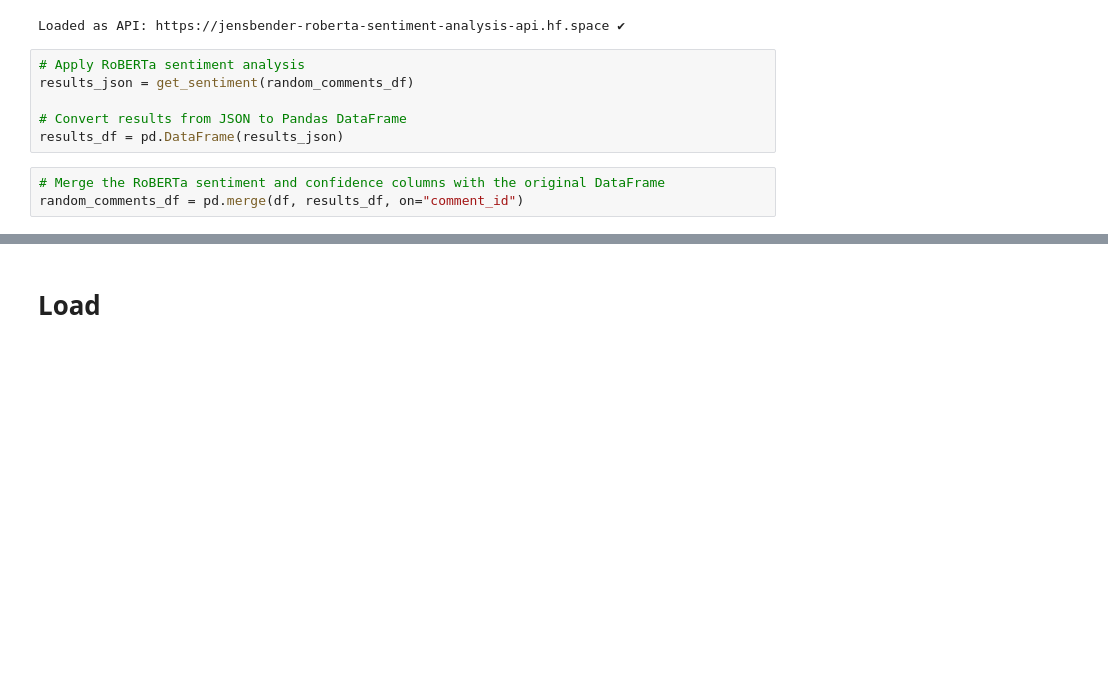
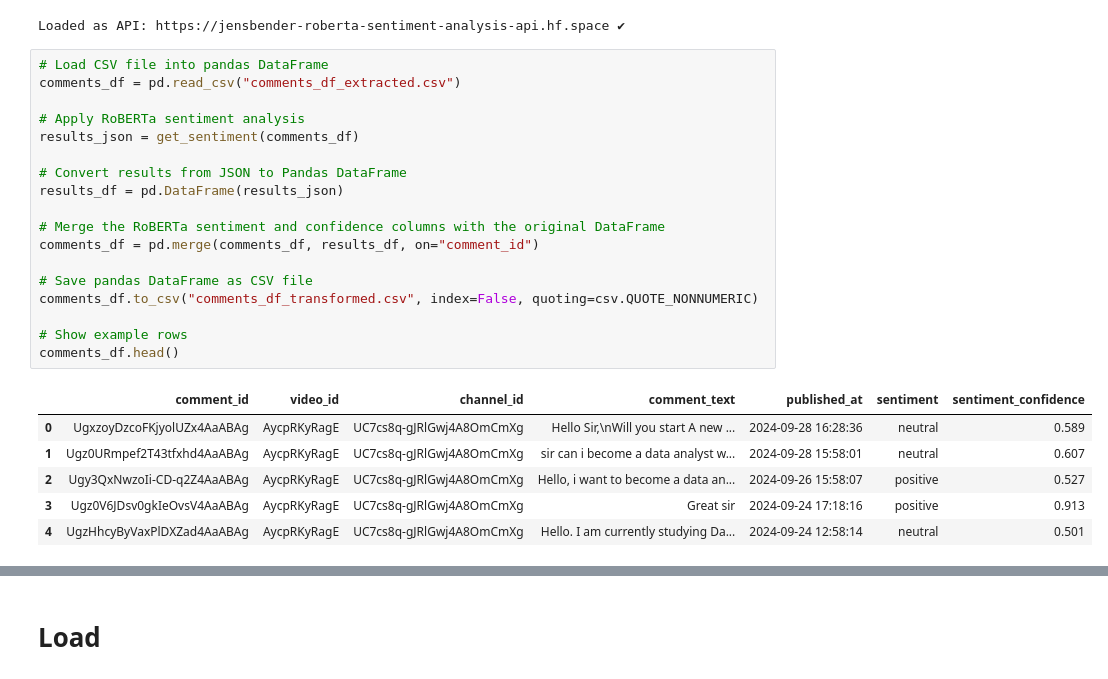
Before and after one commit to JensBender/youtube-channel-analytics, a Jupyter notebook: exploration.ipynb, the cells around one changed output, grey strips where cells are left out. Saved outputs shown, nothing was run; the diff lists cells and outputs as text; blank space fills up the shorter version.

```diff
--- a/exploration.ipynb
+++ b/exploration.ipynb
@@ -532,11 +532,27 @@ def get_sentiment(df, batch_size=500):
 # %% [output]
 Loaded as API: https://jensbender-roberta-sentiment-analysis-api.hf.space ✔
 # %%
+# Load CSV file into pandas DataFrame
+comments_df = pd.read_csv("comments_df_extracted.csv")
+
 # Apply RoBERTa sentiment analysis
-results_json = get_sentiment(random_comments_df)
+results_json = get_sentiment(comments_df)
 
 # Convert results from JSON to Pandas DataFrame
 results_df = pd.DataFrame(results_json)
+
+# Merge the RoBERTa sentiment and confidence columns with the original DataFrame
+comments_df = pd.merge(comments_df, results_df, on="comment_id")
+
+# Save pandas DataFrame as CSV file
+comments_df.to_csv("comments_df_transformed.csv", index=False, quoting=csv.QUOTE_NONNUMERIC)
+
+# Show example rows
+comments_df.head()
+# %% [output]
+|  | comment_id | video_id | channel_id | comment_text | published_at | sentiment | sentiment_confidence |
+| 0 | UgxzoyDzcoFKjyolUZx4AaABAg | AycpRKyRagE | UC7cs8q-gJRlGwj4A8OmCmXg | Hello Sir,\nWill you start A new ... | 2024-09-28 16:28:36 | neutral | 0.589 |
+| 1 | Ugz0URmpef2T43tfxhd4AaABAg | AycpRKyRagE | UC7cs8q-gJRlGwj4A8OmCmXg | sir can i become a data analyst w... | 2024-09-28 15:58:01 | neutral | 0.607 |
+| 2 | Ugy3QxNwzoIi-CD-q2Z4AaABAg | AycpRKyRagE | UC7cs8q-gJRlGwj4A8OmCmXg | Hello, i want to become a data an... | 2024-09-26 15:58:07 | positive | 0.527 |
+| 3 | Ugz0V6JDsv0gkIeOvsV4AaABAg | AycpRKyRagE | UC7cs8q-gJRlGwj4A8OmCmXg | Great sir | 2024-09-24 17:18:16 | positive | 0.913 |
+| 4 | UgzHhcyByVaxPlDXZad4AaABAg | AycpRKyRagE | UC7cs8q-gJRlGwj4A8OmCmXg | Hello. I am currently studying Da... | 2024-09-24 12:58:14 | neutral | 0.501 |
-# %%
-# Merge the RoBERTa sentiment and confidence columns with the original DataFrame
-random_comments_df = pd.merge(df, results_df, on="comment_id")
```
Also changed, not shown: parts of 1 cell of this notebook.
